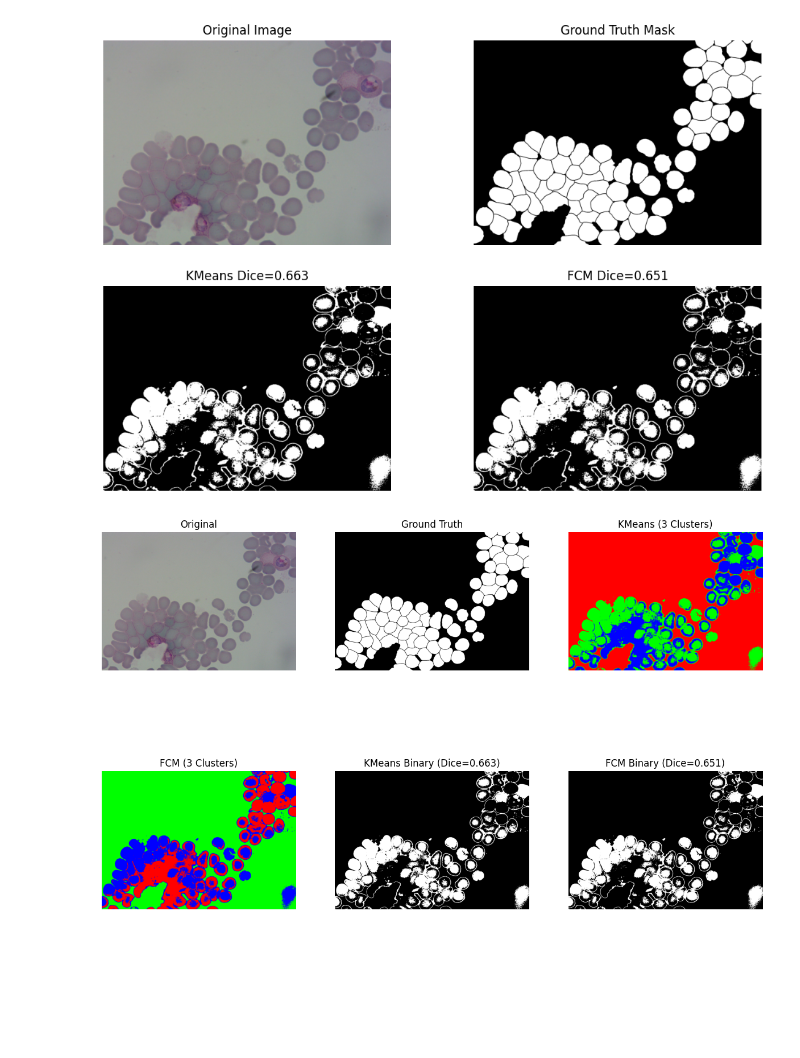
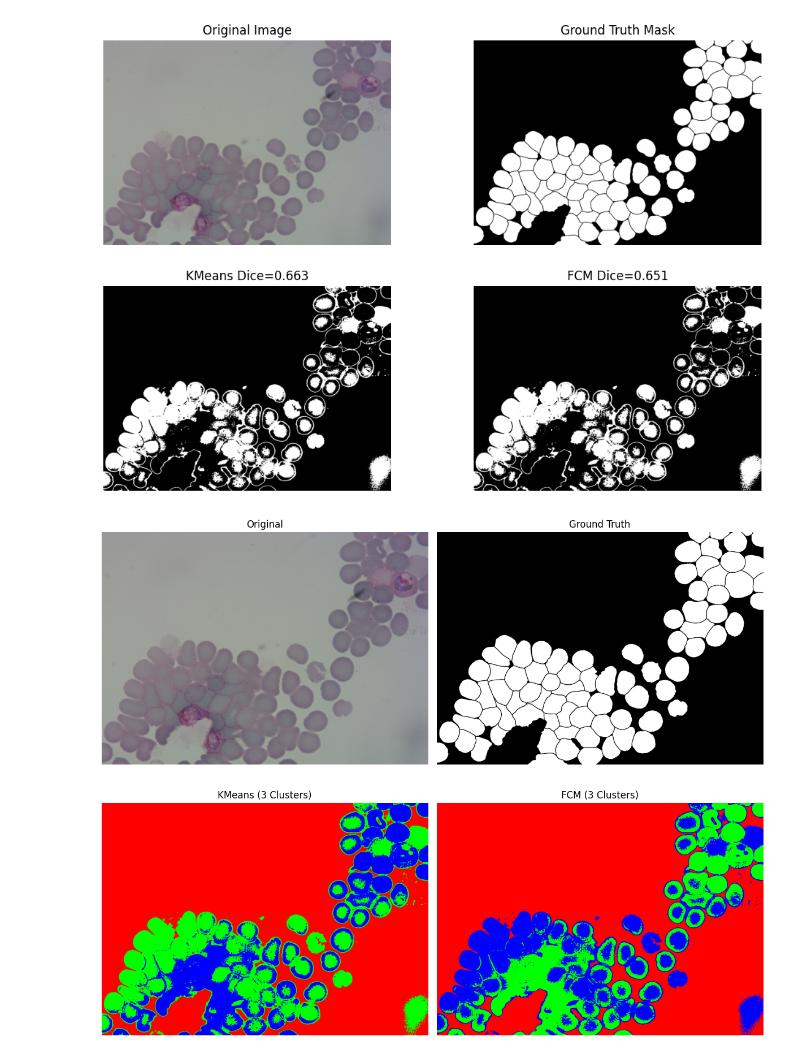
Before and after one commit to theSohamTUmbare/Deep-Learning-for-Medical-Image-Processing, a Jupyter notebook: Project2/White_blood_cell_kmeans_&_fuzzy_kmeans_segmentation.ipynb, the cells around one changed output. Saved outputs shown, nothing was run; the diff lists cells and outputs as text; code cells hidden in the pictures; blank space fills up the shorter version.

```diff
--- a/Project2/White_blood_cell_kmeans_&_fuzzy_kmeans_segmentation.ipynb
+++ b/Project2/White_blood_cell_kmeans_&_fuzzy_kmeans_segmentation.ipynb
@@ -200,39 +270,30 @@ def colorize_clusters(segmented):
 # %%
 k_colored = colorize_clusters(k_out)
 f_colored = colorize_clusters(f_out)
 
-plt.figure(figsize=(15,10))
+plt.figure(figsize=(12,10)) # Adjusted figure size for better 2x2 display
 
-plt.subplot(2,3,1)
+plt.subplot(2,2,1)
 plt.imshow(image_np)
 plt.title("Original")
 plt.axis("off")
 
-plt.subplot(2,3,2)
+plt.subplot(2,2,2)
 plt.imshow(mask_np, cmap="gray")
 plt.title("Ground Truth")
 plt.axis("off")
 
-plt.subplot(2,3,3)
+plt.subplot(2,2,3)
 plt.imshow(k_colored)
 plt.title("KMeans (3 Clusters)")
 plt.axis("off")
 
-plt.subplot(2,3,4)
+plt.subplot(2,2,4)
 plt.imshow(f_colored)
 plt.title("FCM (3 Clusters)")
 plt.axis("off")
 
-plt.subplot(2,3,5)
-plt.imshow(k_binary, cmap="gray")
-plt.title(f"KMeans Binary (Dice={k_dice:.3f})")
-plt.axis("off")
-
-plt.subplot(2,3,6)
-plt.imshow(f_binary, cmap="gray")
-plt.title(f"FCM Binary (Dice={f_dice:.3f})")
-plt.axis("off")
-
+plt.tight_layout() # Added for better spacing
 plt.show()
 # %% [output]
-[figure, old version]
+[figure, new version]
```
Also changed, not shown: parts of 4 cells of this notebook.
